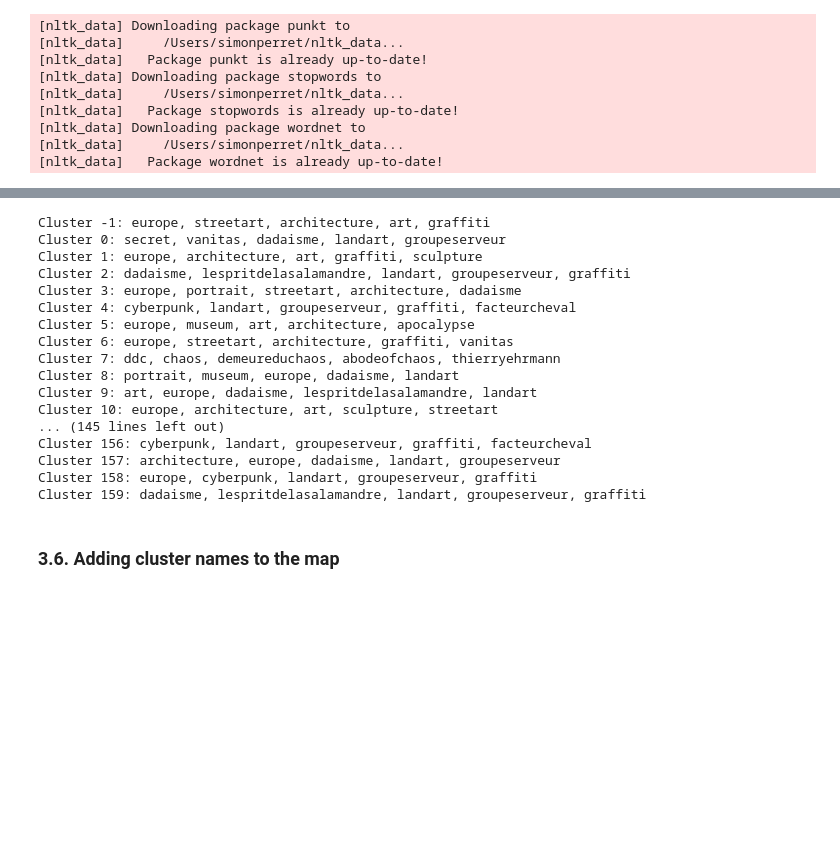
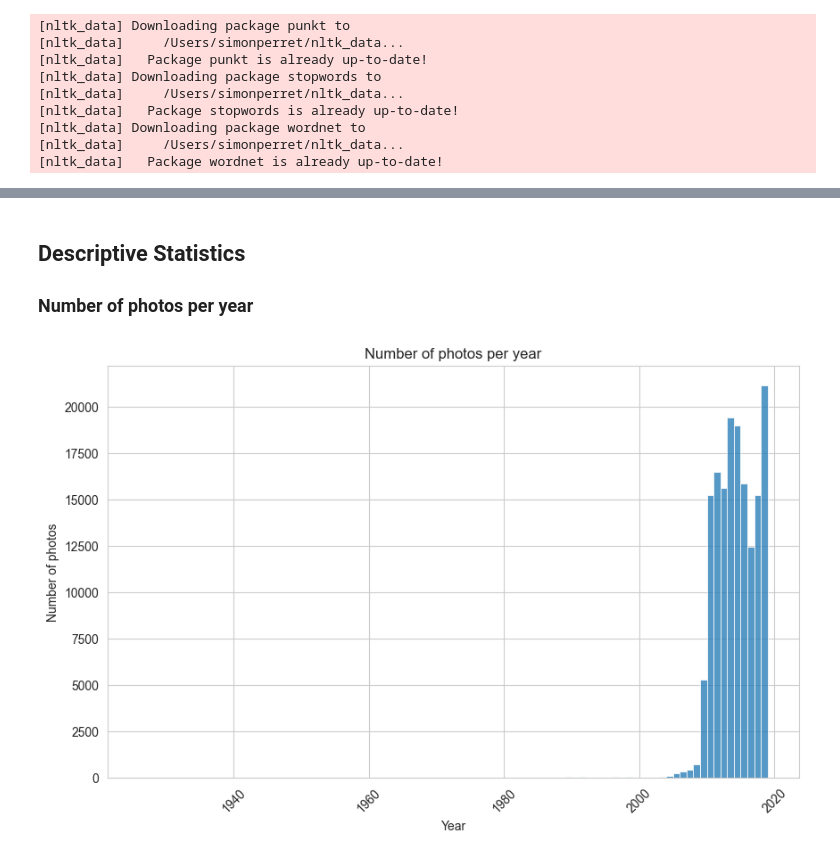
Before and after one commit to smnpp/hotspot-detection, a Jupyter notebook: src/datamining.ipynb, the cells around one changed output, grey strips where cells are left out. Saved outputs shown, nothing was run; the diff lists cells and outputs as text; code cells hidden in the pictures; blank space fills up the shorter version.

```diff
--- a/src/datamining.ipynb
+++ b/src/datamining.ipynb
@@ -662,59 +152,0 @@ True
-# %%
-# Liste des mots à exclure
-stop_words_custom = {
-    "lyon", "france", "image", "img", "photo", "flickr", "city",
-    "picture", "rhône", "alpes", "ville", "tourism", "urban",
-    "travel", "place", "dsc", "dor", "imgjpg", "fr", "sec", "iphoneography",
-    "uploadedbyinstagram", "instagramapp", "instagram", "frankreich", "rhônealpes", "auvergnerhônealpes", "frankrijk"
-}
-
-# Combiner les titres et tags lemmatisés
-dfTP['combined_text'] = dfTP['lemmatized_title'] + " " + dfTP['lemmatized_tags']
-
-# Grouper les textes par cluster
-cluster_texts = dfTP.groupby('cluster')['combined_text'].apply(lambda x: ' '.join(x)).reset_index()
-
-# Appliquer TF-IDF
-vectorizer = TfidfVectorizer(max_features=50)  # On limite à 50 mots significatifs
-tfidf_matrix = vectorizer.fit_transform(cluster_texts['combined_text'])
-
-# Récupérer les mots les plus importants pour chaque cluster
-feature_names = vectorizer.get_feature_names_out()
-cluster_keywords = {}
-
-for cluster_id, row in enumerate(tfidf_matrix.toarray()):
-    # Exclure les mots indésirables
-    top_keywords = [feature_names[i] for i in row.argsort()[-10:][::-1]
-                    if feature_names[i] not in stop_words_custom]
-
-    # Si tous les mots sont exclus, prendre les suivants
-    if not top_keywords:
-        top_keywords = [feature_names[i] for i in row.argsort()[-15:][::-1]
-                        if feature_names[i] not in stop_words_custom][:5]
-
-    # Assigner les mots-clés au cluster
-    cluster_keywords[cluster_texts.iloc[cluster_id]['cluster']] = ", ".join(top_keywords[:5])  # 5 meilleurs mots-clés
-
-# Afficher les mots-clés par cluster
-for cluster, keywords in cluster_keywords.items():
-    print(f"Cluster {cluster}: {keywords}")
-# %% [output]
-Cluster -1: europe, streetart, architecture, art, graffiti
-Cluster 0: secret, vanitas, dadaisme, landart, groupeserveur
-Cluster 1: europe, architecture, art, graffiti, sculpture
-Cluster 2: dadaisme, lespritdelasalamandre, landart, groupeserveur, graffiti
-Cluster 3: europe, portrait, streetart, architecture, dadaisme
-Cluster 4: cyberpunk, landart, groupeserveur, graffiti, facteurcheval
-Cluster 5: europe, museum, art, architecture, apocalypse
-Cluster 6: europe, streetart, architecture, graffiti, vanitas
-Cluster 7: ddc, chaos, demeureduchaos, abodeofchaos, thierryehrmann
-Cluster 8: portrait, museum, europe, dadaisme, landart
-Cluster 9: art, europe, dadaisme, lespritdelasalamandre, landart
-Cluster 10: europe, architecture, art, sculpture, streetart
-... (145 lines left out)
-Cluster 156: cyberpunk, landart, groupeserveur, graffiti, facteurcheval
-Cluster 157: architecture, europe, dadaisme, landart, groupeserveur
-Cluster 158: europe, cyberpunk, landart, groupeserveur, graffiti
-Cluster 159: dadaisme, lespritdelasalamandre, landart, groupeserveur, graffiti
-# %% [markdown]
- ### 3.6. Adding cluster names to the map
@@ -739,0 +153,21 @@ map_clusters.save("../output/clusteringDBSCAN.html")
+# %% [markdown]
+## Descriptive Statistics
+### Number of photos per year
+# %%
+data = pd.read_csv("../data/datasetCleaned.csv", parse_dates=['date_taken'])
+
+# Adjust figure size for better visualization
+plt.rcParams["figure.figsize"] = (10, 6)
+sns.set_style("whitegrid")
+
+# Histogram of the number of photos per year
+plt.figure()
+data['year'] = data['date_taken'].dt.year
+sns.histplot(data['year'], bins=range(data['year'].min(), data['year'].max() + 1), kde=False)
+plt.title("Number of photos per year")
+plt.xlabel("Year")
+plt.ylabel("Number of photos")
+plt.xticks(rotation=45)
+plt.show()
+# %% [output]
+[figure, added]
```
Also changed, not shown: parts of 77 cells of this notebook.
